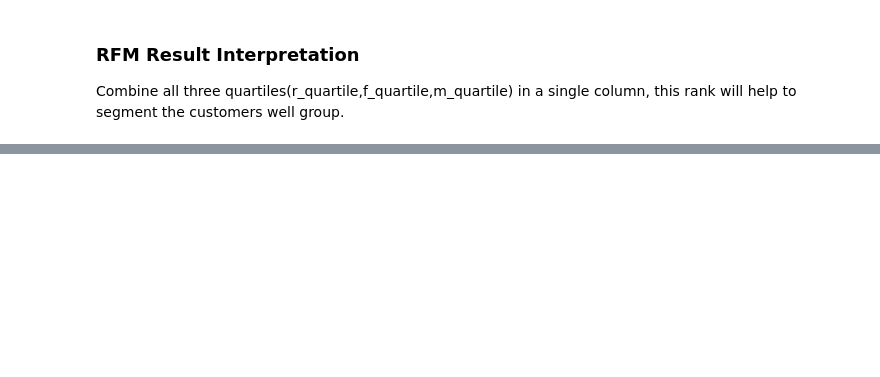
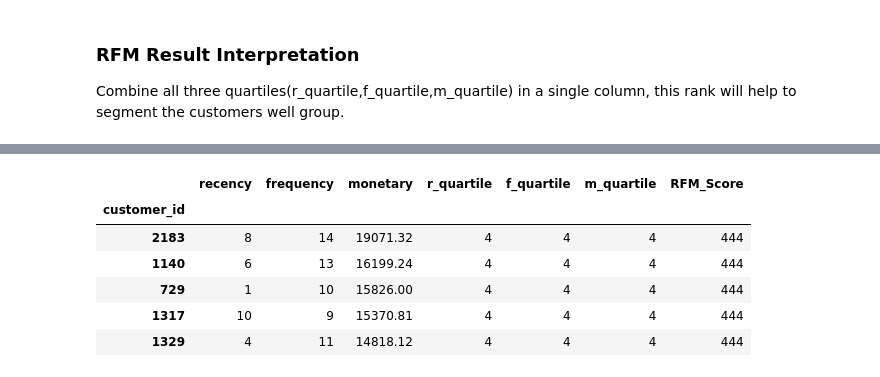
Before and after one commit to jeremychiaa/kpmg-virtual-internship, a Jupyter notebook: sprocket_script.ipynb, the cells around one changed output, grey strips where cells are left out. Saved outputs shown, nothing was run; the diff lists cells and outputs as text; code cells hidden in the pictures; blank space fills up the shorter version.

```diff
--- a/sprocket_script.ipynb
+++ b/sprocket_script.ipynb
@@ -514,7 +524,7 @@ rfm.head()
 Customers with the lowest recency, highest frequency and monetary amounts considered as top customers.
 # %%
 # Using qcut() to bin data based on sample quantiles
-rfm['r_quartile'] = pd.qcut(rfm['recency'], 4, ['1','2','3','4'])
-rfm['f_quartile'] = pd.qcut(rfm['frequency'], 4, ['4','3','2','1'])
-rfm['m_quartile'] = pd.qcut(rfm['monetary'], 4, ['4','3','2','1'])
+rfm['r_quartile'] = pd.qcut(rfm['recency'], 4, ['4','3','2','1'])
+rfm['f_quartile'] = pd.qcut(rfm['frequency'], 4, ['1','2','3','4'])
+rfm['m_quartile'] = pd.qcut(rfm['monetary'], 4, ['1','2','3','4'])
 rfm.head()
@@ -527,3 +553,11 @@ rfm.head()
 # %%
 # Filter out Top/Best customers
-rfm[rfm["RFM_Score"]=="111"].sort_values('monetary', ascending=False).head()
+rfm[rfm["RFM_Score"]=="444"].sort_values('monetary', ascending=False).head()
+# %% [output]
+|  | recency | frequency | monetary | r_quartile | f_quartile | m_quartile | RFM_Score |
+| customer_id |  |  |  |  |  |  |  |
+| 2183 | 8 | 14 | 19071.32 | 4 | 4 | 4 | 444 |
+| 1140 | 6 | 13 | 16199.24 | 4 | 4 | 4 | 444 |
+| 729 | 1 | 10 | 15826.00 | 4 | 4 | 4 | 444 |
+| 1317 | 10 | 9 | 15370.81 | 4 | 4 | 4 | 444 |
+| 1329 | 4 | 11 | 14818.12 | 4 | 4 | 4 | 444 |
```
Also changed, not shown: parts of 9 cells of this notebook, 1 other file.
